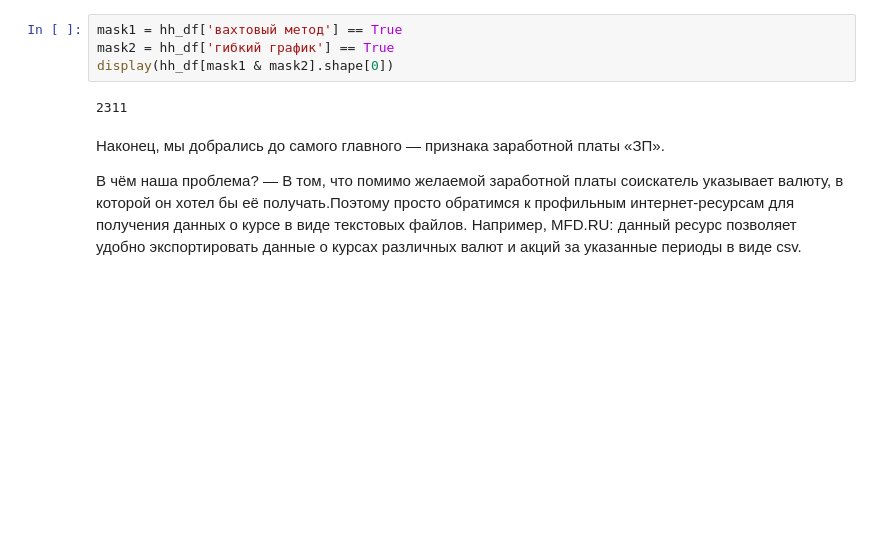
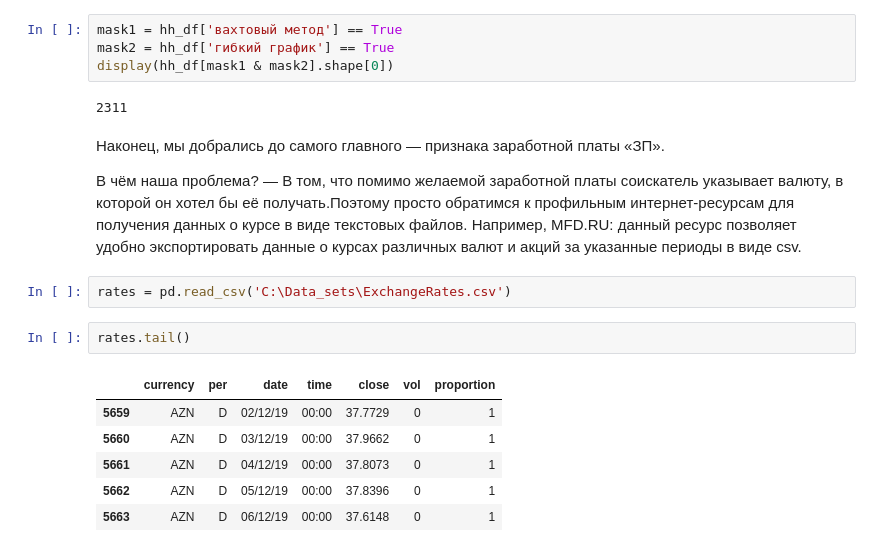
Before and after one commit to Eltralo/Project1, a Jupyter notebook: hh_analysis/hh_analysis.ipynb, the cells around one changed output. Saved outputs shown, nothing was run; the diff lists cells and outputs as text; blank space fills up the shorter version.

```diff
--- a/hh_analysis/hh_analysis.ipynb
+++ b/hh_analysis/hh_analysis.ipynb
@@ -248,3 +255,14 @@ display(hh_df[mask1 & mask2].shape[0])
 Наконец, мы добрались до самого главного — признака заработной платы «ЗП».
 
 В чём наша проблема? — В том, что помимо желаемой заработной платы соискатель указывает валюту, в которой он хотел бы её получать.Поэтому просто обратимся к профильным интернет-ресурсам для получения данных о курсе в виде текстовых файлов. Например, MFD.RU: данный ресурс позволяет удобно экспортировать данные о курсах различных валют и акций за указанные периоды в виде csv.
+# %%
+rates = pd.read_csv('C:\Data_sets\ExchangeRates.csv')
+# %%
+rates.tail()
+# %% [output]
+|  | currency | per | date | time | close | vol | proportion |
+| 5659 | AZN | D | 02/12/19 | 00:00 | 37.7729 | 0 | 1 |
+| 5660 | AZN | D | 03/12/19 | 00:00 | 37.9662 | 0 | 1 |
+| 5661 | AZN | D | 04/12/19 | 00:00 | 37.8073 | 0 | 1 |
+| 5662 | AZN | D | 05/12/19 | 00:00 | 37.8396 | 0 | 1 |
+| 5663 | AZN | D | 06/12/19 | 00:00 | 37.6148 | 0 | 1 |
```
Also changed, not shown: parts of 15 cells of this notebook.
